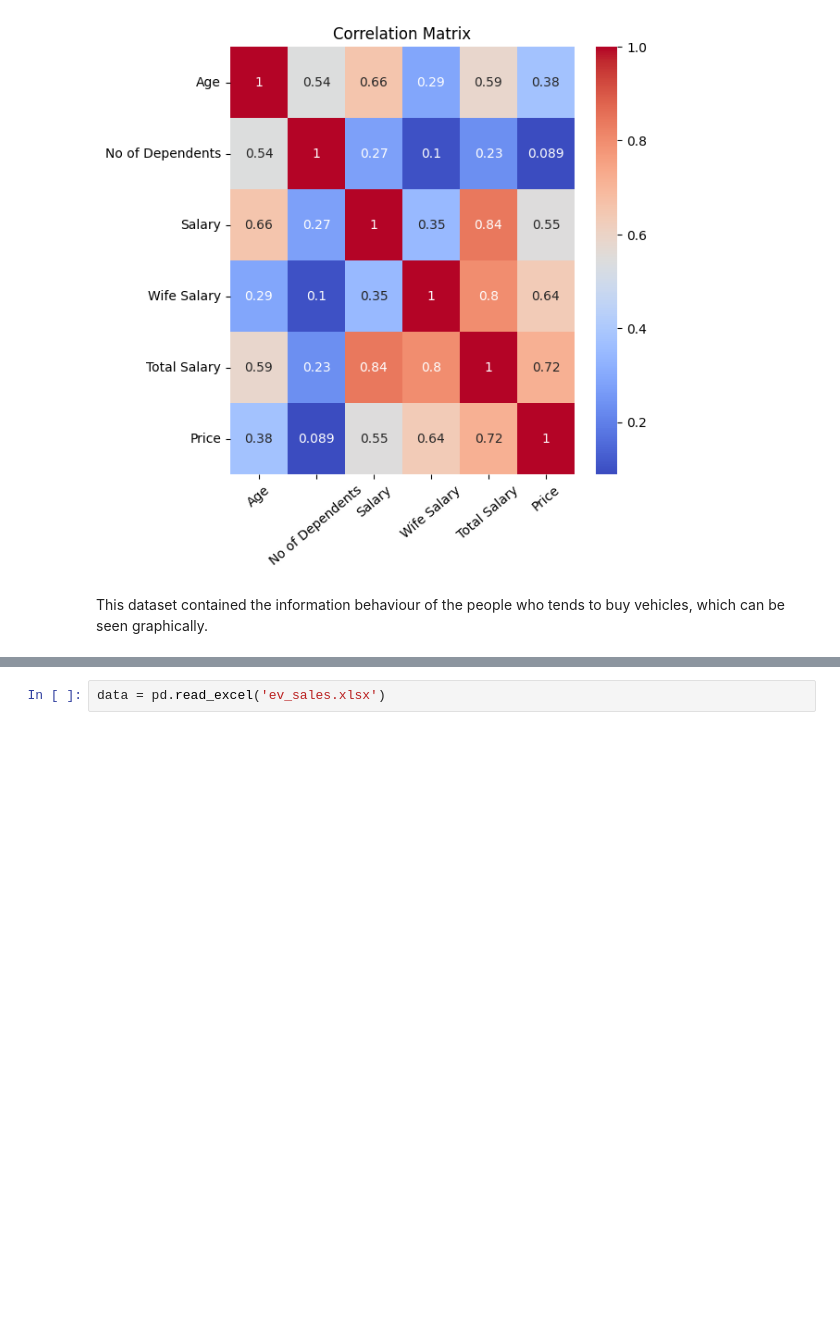
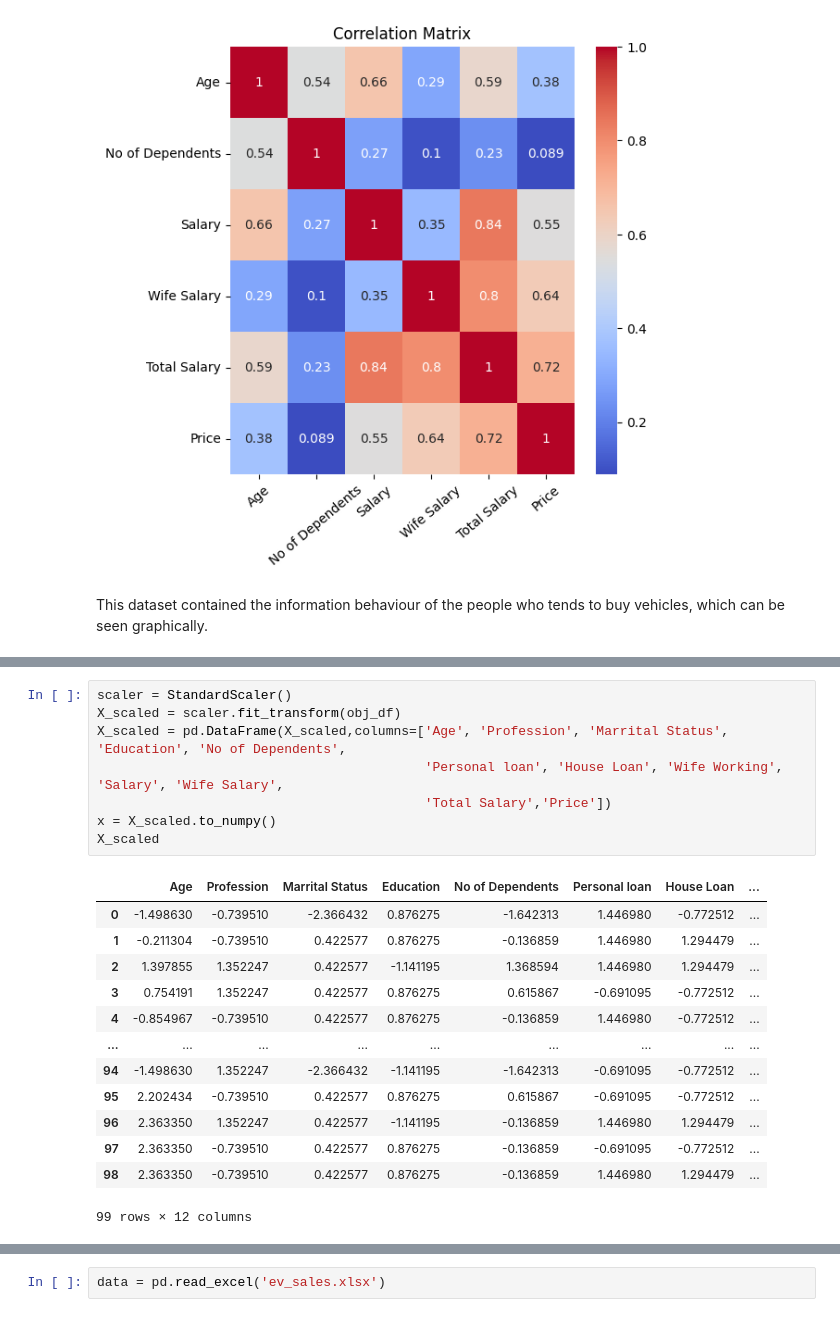
Before and after one commit to sree-hari-s/EV-Market-Segmentation, a Jupyter notebook: EV_Market_Analysis.ipynb, the cells around one changed output, grey strips where cells are left out. Saved outputs shown, nothing was run; the diff lists cells and outputs as text; blank space fills up the shorter version.

```diff
--- a/EV_Market_Analysis.ipynb
+++ b/EV_Market_Analysis.ipynb
@@ -262,0 +303,22 @@ This dataset contained the information behaviour of the people who tends to buy
+# %%
+scaler = StandardScaler()
+X_scaled = scaler.fit_transform(obj_df)
+X_scaled = pd.DataFrame(X_scaled,columns=['Age', 'Profession', 'Marrital Status', 'Education', 'No of Dependents',
+                                          'Personal loan', 'House Loan', 'Wife Working', 'Salary', 'Wife Salary',
+                                          'Total Salary','Price'])
+x = X_scaled.to_numpy()
+X_scaled
+# %% [output]
+|  | Age | Profession | Marrital Status | Education | No of Dependents | Personal loan | House Loan | ... |
+| 0 | -1.498630 | -0.739510 | -2.366432 | 0.876275 | -1.642313 | 1.446980 | -0.772512 | ... |
+| 1 | -0.211304 | -0.739510 | 0.422577 | 0.876275 | -0.136859 | 1.446980 | 1.294479 | ... |
+| 2 | 1.397855 | 1.352247 | 0.422577 | -1.141195 | 1.368594 | 1.446980 | 1.294479 | ... |
+| 3 | 0.754191 | 1.352247 | 0.422577 | 0.876275 | 0.615867 | -0.691095 | -0.772512 | ... |
+| 4 | -0.854967 | -0.739510 | 0.422577 | 0.876275 | -0.136859 | 1.446980 | -0.772512 | ... |
+| ... | ... | ... | ... | ... | ... | ... | ... | ... |
+| 94 | -1.498630 | 1.352247 | -2.366432 | -1.141195 | -1.642313 | -0.691095 | -0.772512 | ... |
+| 95 | 2.202434 | -0.739510 | 0.422577 | 0.876275 | 0.615867 | -0.691095 | -0.772512 | ... |
+| 96 | 2.363350 | 1.352247 | 0.422577 | -1.141195 | -0.136859 | 1.446980 | 1.294479 | ... |
+| 97 | 2.363350 | -0.739510 | 0.422577 | 0.876275 | -0.136859 | -0.691095 | -0.772512 | ... |
+| 98 | 2.363350 | -0.739510 | 0.422577 | 0.876275 | -0.136859 | 1.446980 | 1.294479 | ... |
+99 rows × 12 columns
```
Also changed, not shown: parts of 13 cells of this notebook.
